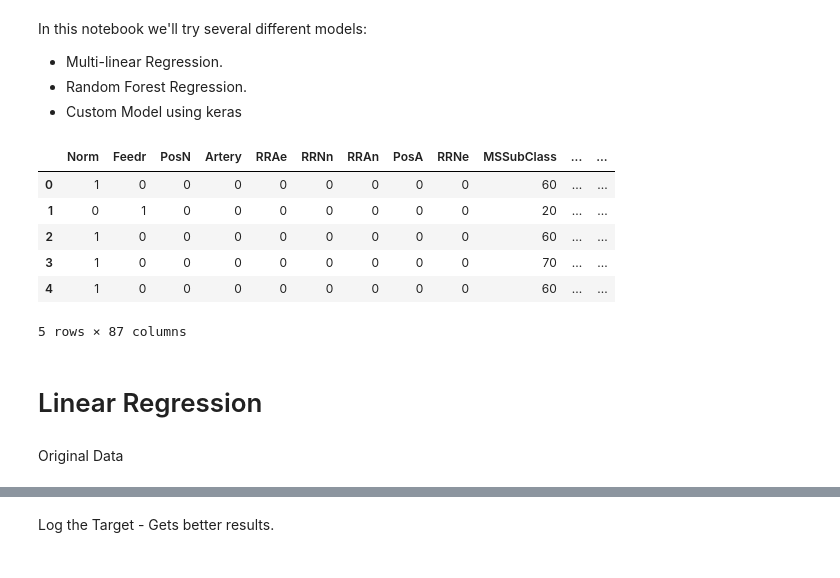
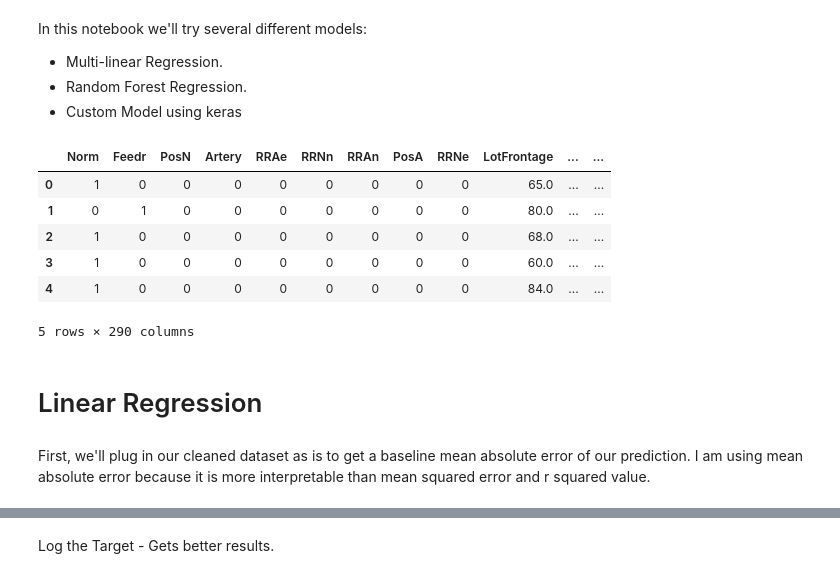
Before and after one commit to SophiaOfTheOceans/Iowa-Housing-Prices, a Jupyter notebook: ML.ipynb, the cells around one changed output, grey strips where cells are left out. Saved outputs shown, nothing was run; the diff lists cells and outputs as text; code cells hidden in the pictures.

```diff
--- a/ML.ipynb
+++ b/ML.ipynb
@@ -18,15 +18,15 @@ In this notebook we'll try several different models:
 - Custom Model using keras
 # %%
 #Reading in the table
-df = pd.read_csv(r'C:\Users\songs\Desktop\CSV files\Project 1\Intermediate Files\cleaned_train.csv')
+df = pd.read_csv('./Interim Data/cleaned_train.csv')
 df.head()
 # %% [output]
-|  | Norm | Feedr | PosN | Artery | RRAe | RRNn | RRAn | PosA | RRNe | MSSubClass | ... | ... |
-| 0 | 1 | 0 | 0 | 0 | 0 | 0 | 0 | 0 | 0 | 60 | ... | ... |
-| 1 | 0 | 1 | 0 | 0 | 0 | 0 | 0 | 0 | 0 | 20 | ... | ... |
-| 2 | 1 | 0 | 0 | 0 | 0 | 0 | 0 | 0 | 0 | 60 | ... | ... |
-| 3 | 1 | 0 | 0 | 0 | 0 | 0 | 0 | 0 | 0 | 70 | ... | ... |
-| 4 | 1 | 0 | 0 | 0 | 0 | 0 | 0 | 0 | 0 | 60 | ... | ... |
+|  | Norm | Feedr | PosN | Artery | RRAe | RRNn | RRAn | PosA | RRNe | LotFrontage | ... | ... |
+| 0 | 1 | 0 | 0 | 0 | 0 | 0 | 0 | 0 | 0 | 65.0 | ... | ... |
+| 1 | 0 | 1 | 0 | 0 | 0 | 0 | 0 | 0 | 0 | 80.0 | ... | ... |
+| 2 | 1 | 0 | 0 | 0 | 0 | 0 | 0 | 0 | 0 | 68.0 | ... | ... |
+| 3 | 1 | 0 | 0 | 0 | 0 | 0 | 0 | 0 | 0 | 60.0 | ... | ... |
+| 4 | 1 | 0 | 0 | 0 | 0 | 0 | 0 | 0 | 0 | 84.0 | ... | ... |
-5 rows × 87 columns
+5 rows × 290 columns
 # %%
 # X and y creation
@@ -39,7 +35,7 @@ X = pd.get_dummies(df.drop('SalePrice',axis=1))
 # %% [markdown]
 # Linear Regression
-# %% [markdown]
-Original Data
+# %% [markdown]
+First, we'll plug in our cleaned dataset as is to get a baseline mean absolute error of our prediction. I am using mean absolute error because it is more interpretable than mean squared error and r squared value.
 # %%
 from sklearn.model_selection import cross_val_predict
 from sklearn.linear_model import LinearRegression
```
Also changed, not shown: parts of 11 cells of this notebook.
